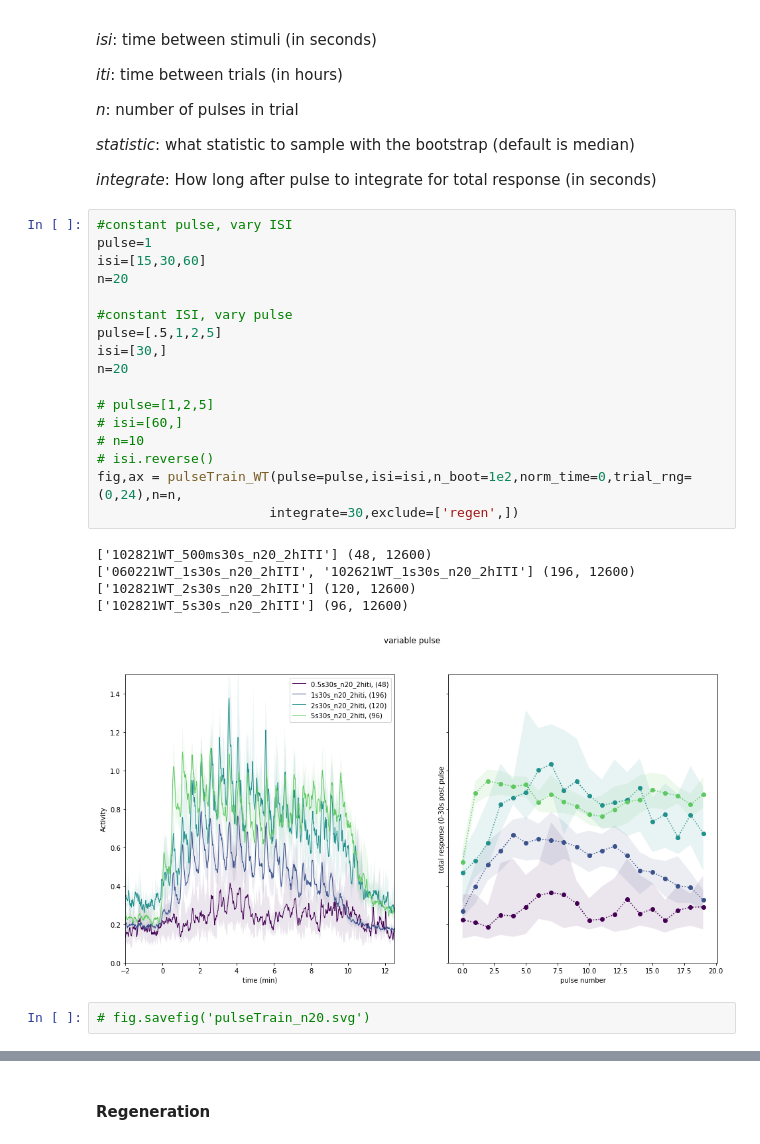
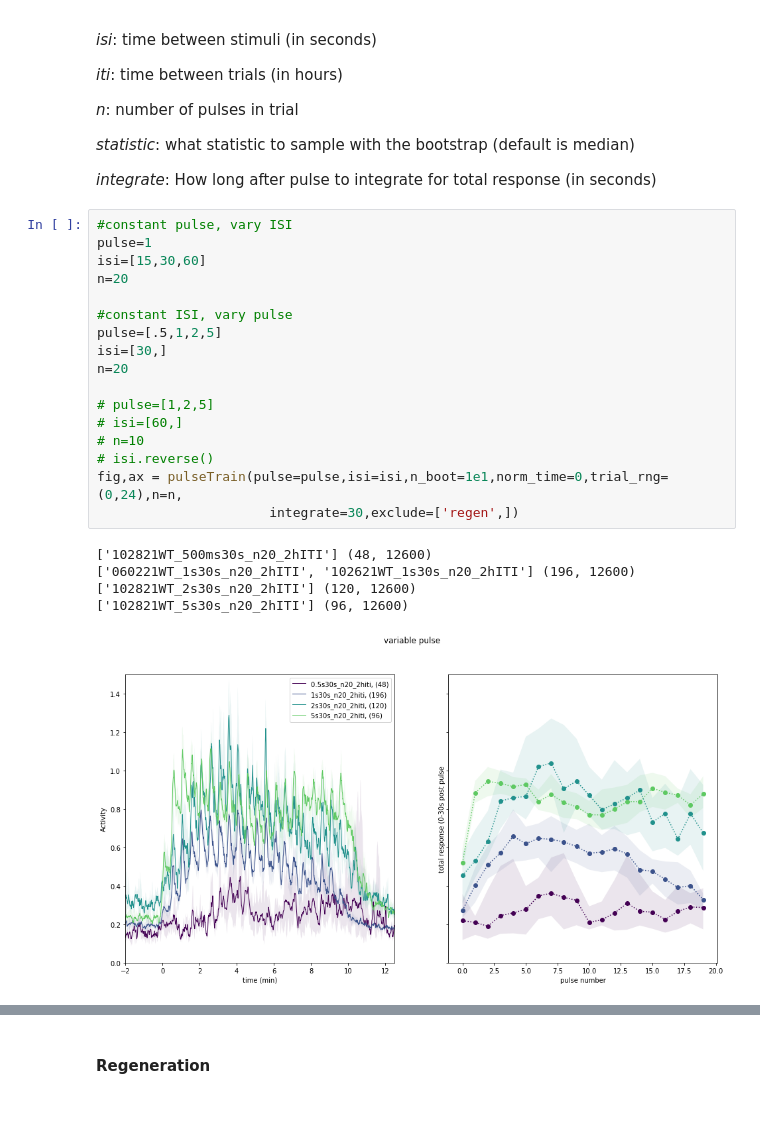
Before and after one commit to samuelbray32/behavior-lite, a Jupyter notebook: pulseTrain.ipynb, the cells around one changed output, grey strips where cells are left out. Cells and saved outputs as stored; diff of their text form; blank space fills up the shorter version.

Commit message:
RNAi pulse train plotting

```diff
--- a/pulseTrain.ipynb
+++ b/pulseTrain.ipynb
@@ -22,25 +22,23 @@ _integrate_: How long after pulse to integrate for total response (in seconds)
 # %%
 #constant pulse, vary ISI
 pulse=1
 isi=[15,30,60]
 n=20
 
 #constant ISI, vary pulse
 pulse=[.5,1,2,5]
 isi=[30,]
 n=20
 
 # pulse=[1,2,5]
 # isi=[60,]
 # n=10
 # isi.reverse()
-fig,ax = pulseTrain_WT(pulse=pulse,isi=isi,n_boot=1e2,norm_time=0,trial_rng=(0,24),n=n,
+fig,ax = pulseTrain(pulse=pulse,isi=isi,n_boot=1e1,norm_time=0,trial_rng=(0,24),n=n,
                       integrate=30,exclude=['regen',])
 # %% [output]
 ['102821WT_500ms30s_n20_2hITI'] (48, 12600)
 ['060221WT_1s30s_n20_2hITI', '102621WT_1s30s_n20_2hITI'] (196, 12600)
 ['102821WT_2s30s_n20_2hITI'] (120, 12600)
 ['102821WT_5s30s_n20_2hITI'] (96, 12600)
-[figure, old version]
+[figure, new version]
-# %%
-# fig.savefig('pulseTrain_n20.svg')
```
Also changed, not shown: parts of 4 cells of this notebook, 1 other file.
